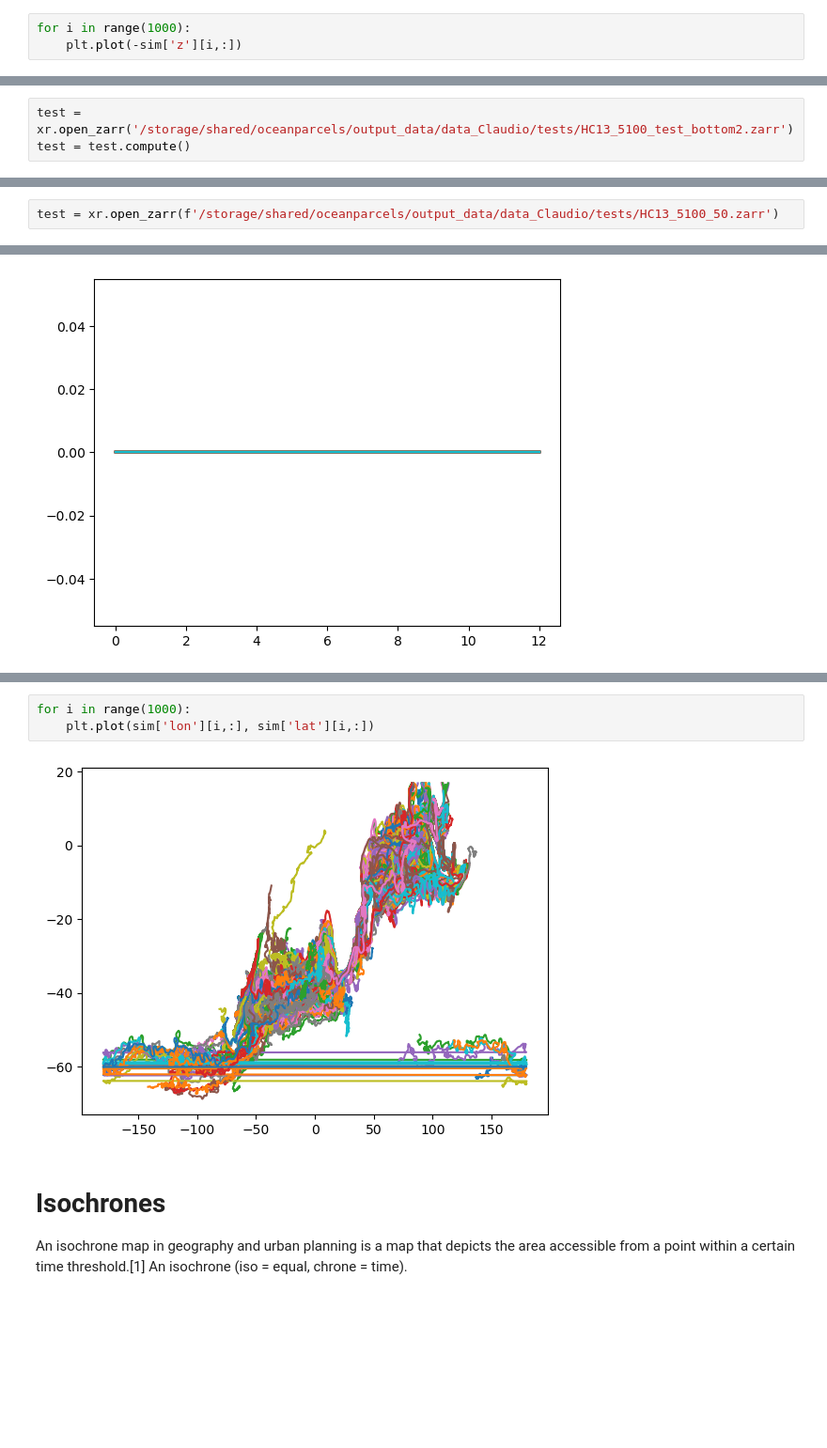
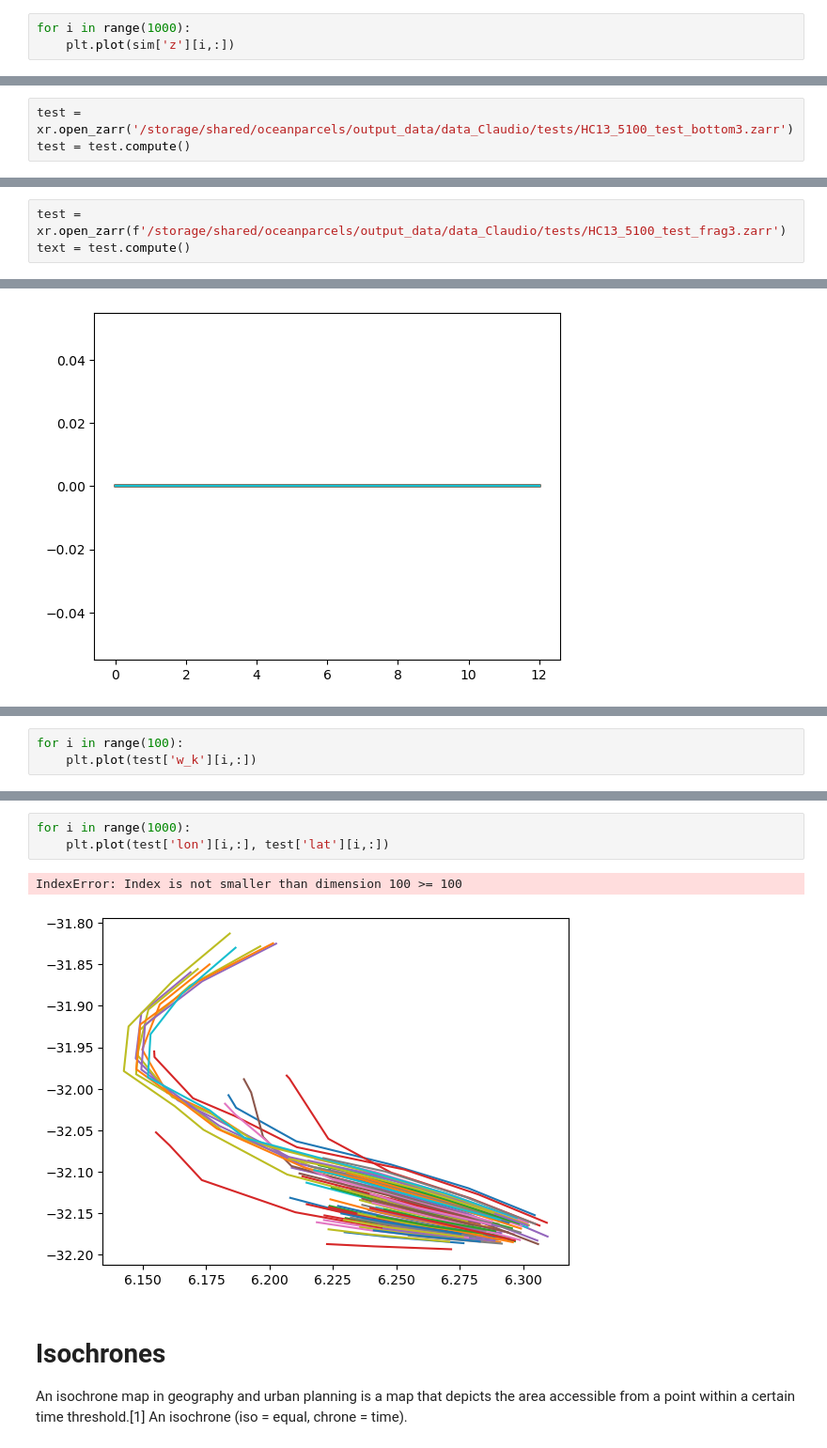
Before and after one commit to OceanParcels/Backtracking_Abyssal_Nanoplastics, a Jupyter notebook: notebooks/test_23334.ipynb, the cells around one changed output, grey strips where cells are left out. Shown at 94% size. Cells and saved outputs as stored; diff of their text form; blank space fills up the shorter version.

```diff
--- a/notebooks/test_23334.ipynb
+++ b/notebooks/test_23334.ipynb
@@ -28,5 +28,5 @@ Data variables: (12/20)
     parcels_version:        v2.4.1-46-g28f231fa
 # %%
 for i in range(1000):
-    plt.plot(-sim['z'][i,:])
+    plt.plot(sim['z'][i,:])
 # %% [output]
@@ -94,7 +104,7 @@ plt.colorbar(im)
 <matplotlib.colorbar.Colorbar at 0x...>
 [figure]
 # %%
-test = xr.open_zarr('/storage/shared/oceanparcels/output_data/data_Claudio/tests/HC13_5100_test_bottom2.zarr')
+test = xr.open_zarr('/storage/shared/oceanparcels/output_data/data_Claudio/tests/HC13_5100_test_bottom3.zarr')
 test = test.compute()
 # %%
 test
@@ -141,5 +161,6 @@ plt.colorbar(im)
 # %%
-test = xr.open_zarr(f'/storage/shared/oceanparcels/output_data/data_Claudio/tests/HC13_5100_50.zarr')
+test = xr.open_zarr(f'/storage/shared/oceanparcels/output_data/data_Claudio/tests/HC13_5100_test_frag3.zarr')
+text = test.compute()
 # %%
 A = test['bottom'][:, 10].values
 
@@ -184,0 +210,3 @@ for i in range(100):
+# %%
+for i in range(100):
+    plt.plot(test['w_k'][i,:])
@@ -185,8 +215,9 @@ for i in range(100):
 # %%
 for i in range(1000):
-    plt.plot(sim['lon'][i,:], sim['lat'][i,:])
+    plt.plot(test['lon'][i,:], test['lat'][i,:])
 # %% [output]
+IndexError: Index is not smaller than dimension 100 >= 100
-[figure, old version]
+[figure, new version]
 # %% [markdown]
 # Isochrones
 An isochrone map in geography and urban planning is a map that depicts the area accessible from a point within a certain time threshold.[1] An isochrone (iso = equal, chrone = time).
```
Also changed, not shown: parts of 9 cells of this notebook, 2 other files.
